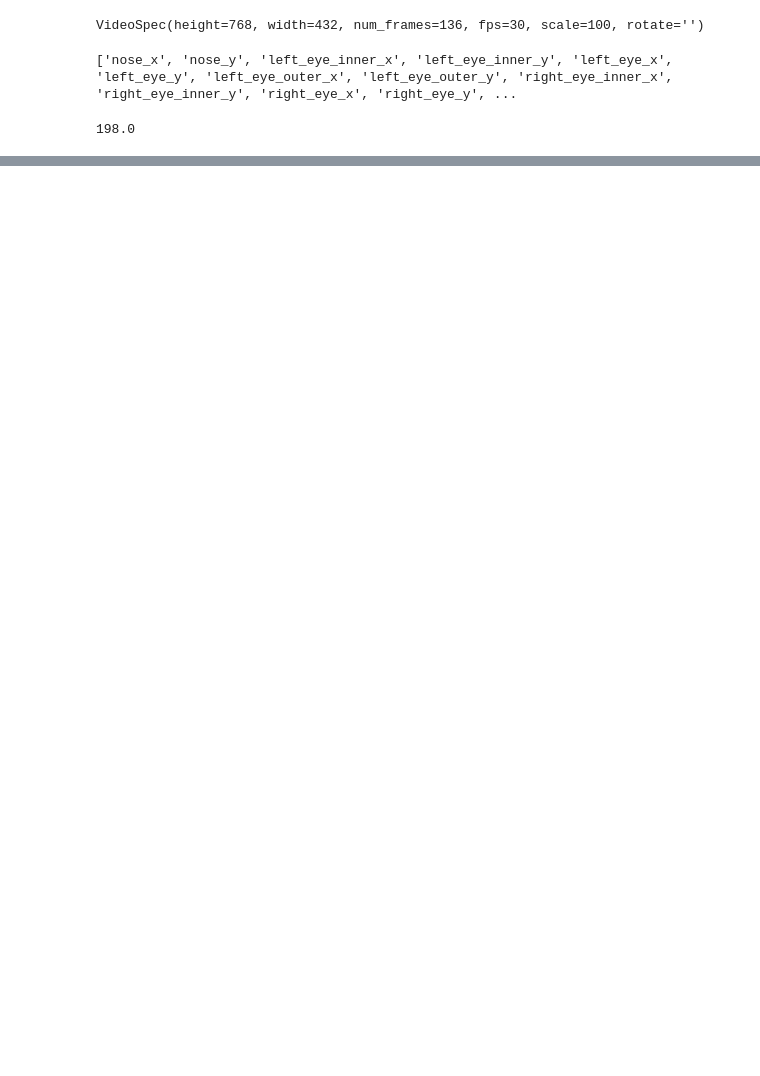
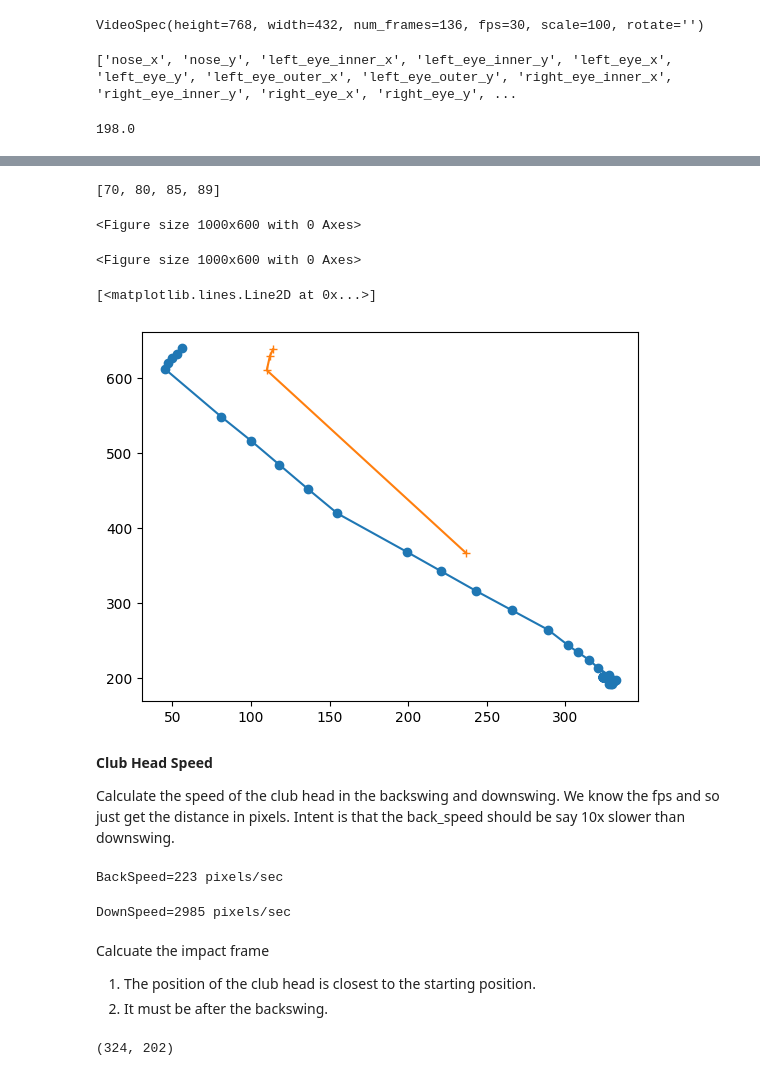
Before and after one commit to sanjeevs/golftrainer, a Jupyter notebook: noteboooks/demo/demo1.ipynb, the cells around one changed output, grey strips where cells are left out. Drawn from its saved outputs; the diff is of its cells as text; code cells hidden in the pictures; blank space fills up the shorter version.

```diff
--- a/noteboooks/demo/demo1.ipynb
+++ b/noteboooks/demo/demo1.ipynb
@@ -19,0 +90,2 @@ df.iloc[0]['nose_x']
+# %%
+ch = df[["club_head_x", "club_head_y"]].rename(columns={"club_head_x": "x", "club_head_y": "y"}).astype(int)
@@ -19,0 +108,52 @@ df.iloc[0]['nose_x']
+# %%
+angles = get_angles(get_vectors(ch))
+angles = [0 if x is None else x for x in angles]
+# %%
+indices = [index for index, value in enumerate(angles) if value > 100]
+# %%
+indices
+# %% [output]
+[70, 80, 85, 89]
+# %%
+backswing = ch[0:indices[0]]
+transA = ch[indices[0]: indices[1]].reset_index(drop=True)
+transB = ch[indices[1]: indices[2]].reset_index(drop=True)
+downswing = ch[indices[2]: indices[3]].reset_index(drop=True)
+finish = ch[indices[3]:].reset_index(drop=True)
+# %%
+plt.figure(figsize=(10, 6))
+# %% [output]
+<Figure size 1000x600 with 0 Axes>
+<Figure size 1000x600 with 0 Axes>
+# %%
+plt.plot(backswing['x'], backswing['y'], marker='o')
+plt.plot(downswing['x'], downswing['y'], marker='+')
+# %% [output]
+[<matplotlib.lines.Line2D at 0x...>]
+[figure, added]
+# %% [markdown]
+**Club Head Speed**
+
+Calculate the speed of the club head in the backswing and downswing.
+We know the fps and so just get the distance in pixels.
+Intent is that the back_speed should be say 10x slower than downswing.
+# %%
+
+back_speed = speed(backswing, gd.video_spec.fps)
+print(f"BackSpeed={int(back_speed)} pixels/sec")
+# %% [output]
+BackSpeed=223 pixels/sec
+# %%
+down_speed = speed(downswing, gd.video_spec.fps)
+print(f"DownSpeed={int(down_speed)} pixels/sec")
+# %% [output]
+DownSpeed=2985 pixels/sec
+# %% [markdown]
+Calcuate the impact frame
+1. The position of the club head is closest to the starting position.
+2. It must be after the backswing.
+# %%
+golf_ball = (backswing.iloc[0]['x'], backswing.iloc[0]['y'])
+golf_ball
+# %% [output]
+(324, 202)
```
Also changed, not shown: parts of 21 cells of this notebook.
